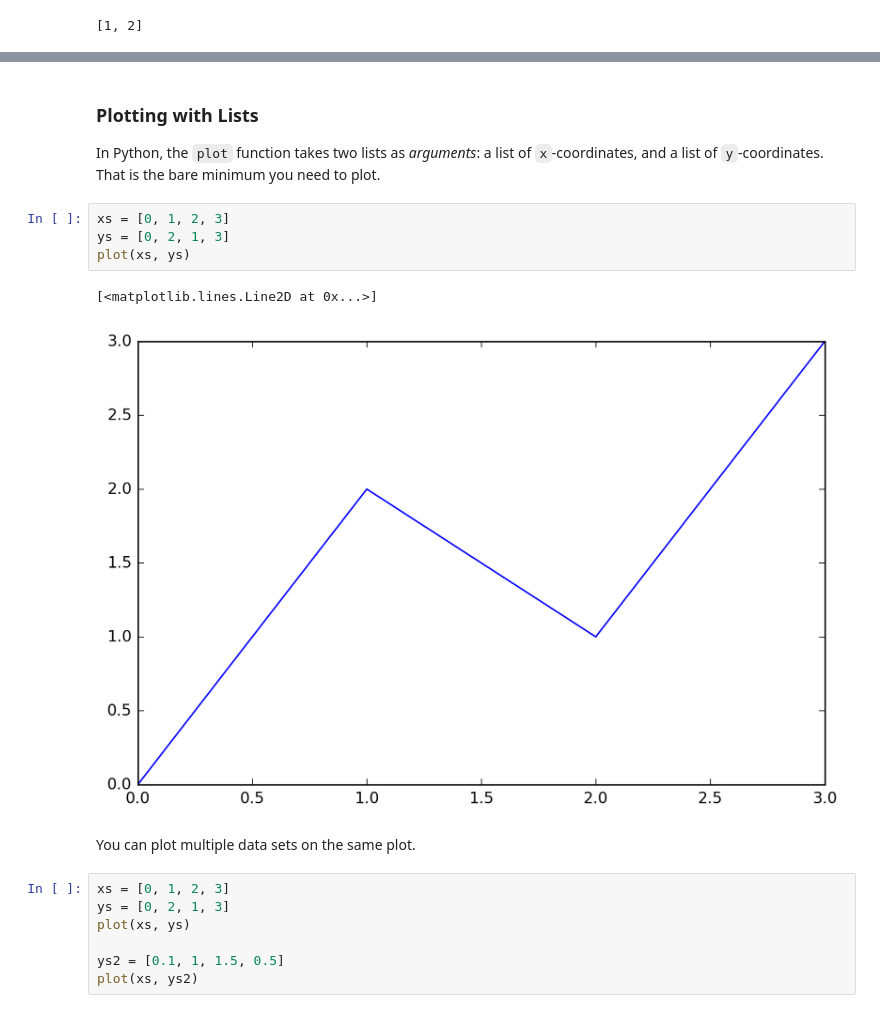
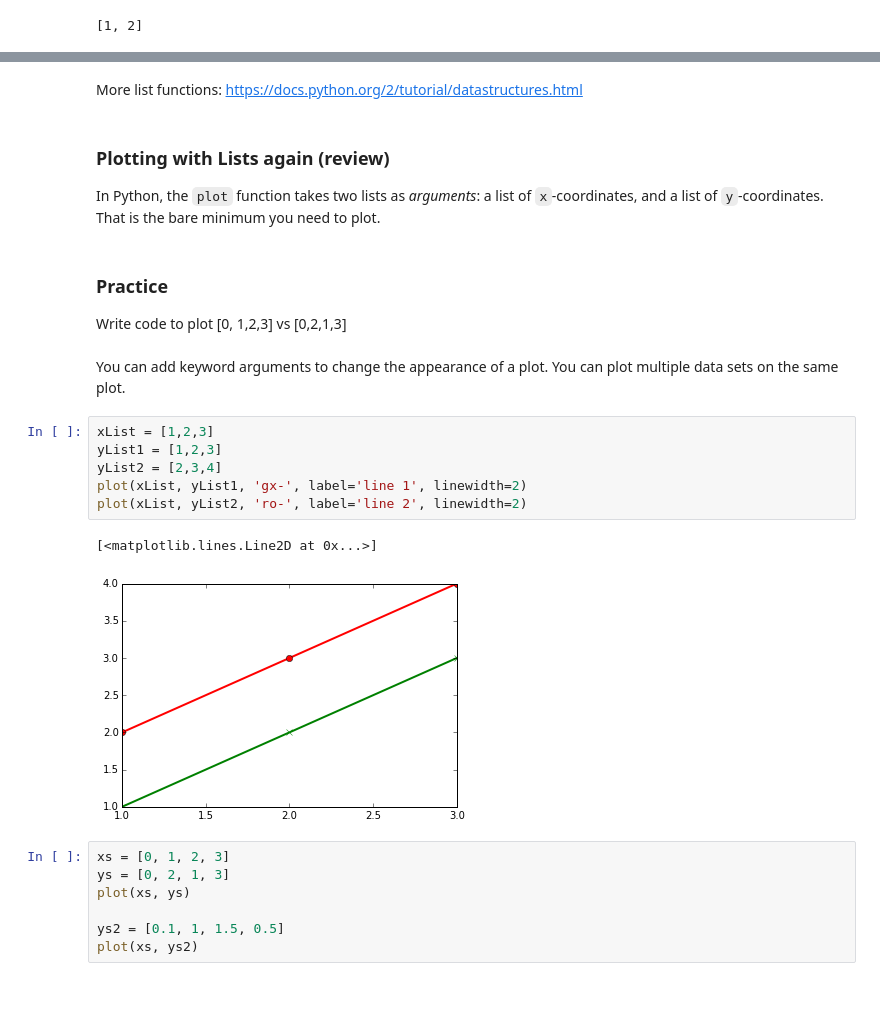
Before and after one commit to wackywendell/learnpython, a Jupyter notebook: 002-Basic_Python.ipynb, the cells around one changed output, grey strips where cells are left out. Cells and saved outputs as stored; diff of their text form.

```diff
--- a/002-Basic_Python.ipynb
+++ b/002-Basic_Python.ipynb
@@ -138,16 +265,24 @@ l2
+# %% [markdown]
+More list functions:
+https://docs.python.org/2/tutorial/datastructures.html
 # %% [markdown]
-### Plotting with Lists
+### Plotting with Lists again (review)
 
 In Python, the `plot` function takes two lists as *arguments*: a list of `x`-coordinates, and a list of `y`-coordinates. That is the bare minimum you need to plot.
-# %%
-xs = [0, 1, 2, 3]
-ys = [0, 2, 1, 3]
-plot(xs, ys)
-# %% [output]
-[<matplotlib.lines.Line2D at 0x...>]
-[figure, removed]
+# %% [markdown]
+### Practice
+Write code to plot [0, 1,2,3] vs [0,2,1,3]
 # %% [markdown]
-You can plot multiple data sets on the same plot.
+You can add keyword arguments to change the appearance of a plot.  You can plot multiple data sets on the same plot.
+# %%
+xList = [1,2,3]
+yList1 = [1,2,3]
+yList2 = [2,3,4]
+plot(xList, yList1, 'gx-', label='line 1', linewidth=2)
+plot(xList, yList2, 'ro-', label='line 2', linewidth=2)
+# %% [output]
+[<matplotlib.lines.Line2D at 0x...>]
+[figure, added]
 # %%
 xs = [0, 1, 2, 3]
 ys = [0, 2, 1, 3]
```
Also changed, not shown: parts of 85 cells of this notebook, 1 other file.
